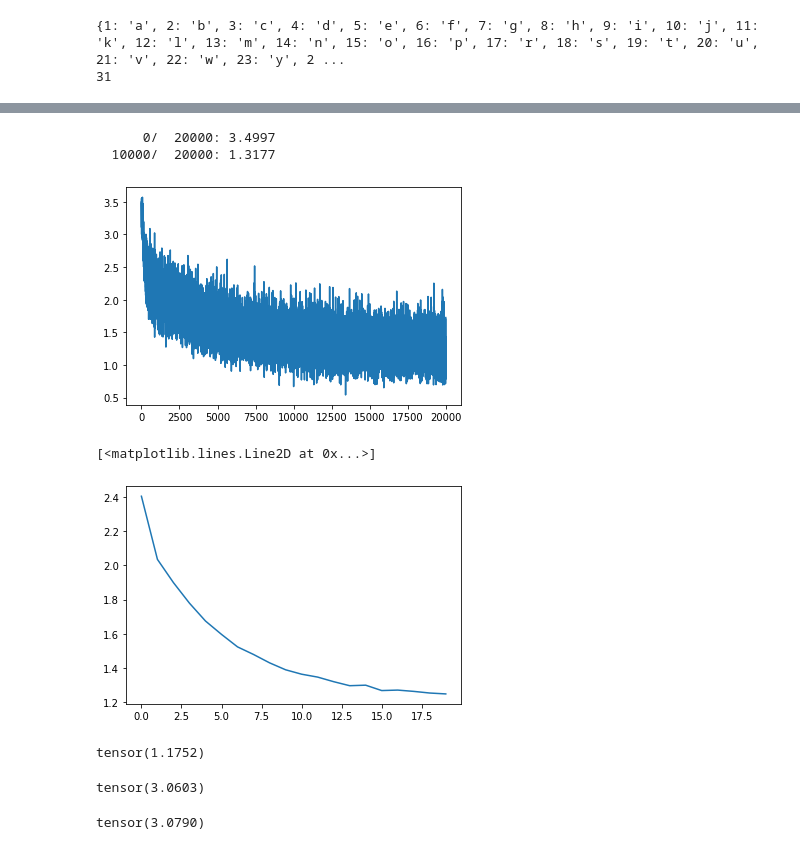
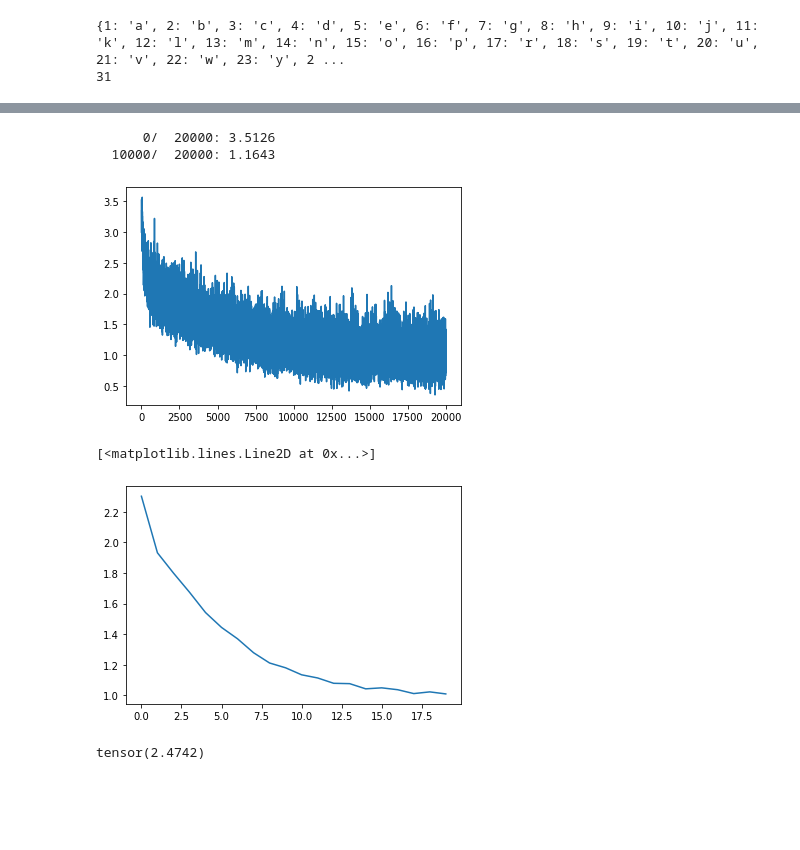
Before and after one commit to kkilian/wavenet, a Jupyter notebook: wave.ipynb, the cells around one changed output, grey strips where cells are left out. Cells and saved outputs as stored; diff of their text form; code cells hidden in the pictures; blank space fills up the shorter version.

Commit message:
block_size = 8

```diff
--- a/wave.ipynb
+++ b/wave.ipynb
@@ -26,7 +26,7 @@ print(vocab_size)
 31
 # %%
 # build the dataset
-block_size = 3
+block_size = 8
 
 def build_dataset(imiona):
   X, Y = [], []
@@ -131,5 +131,6 @@ class Sequential:
     for layer in self.layers:
       x = layer(x)
     self.out = x
+    return self.out
   def parameters(self):
     return [p for layer in self.layers for p in layer.parameters()]
@@ -145,51 +137,50 @@ tensor([[0.8537, 0.7880],
 # %%
+g = torch.Generator().manual_seed(43)
 dims = 10
 n_hidden = 200
 
-layers = [
+model = Sequential([
 Embedding(vocab_size, dims),
 Flatten(),
    Linear(     dims*block_size,n_hidden, bias = False), BatchNorm1d(n_hidden), Tanh(),
    Linear(           n_hidden, vocab_size)
- ]
+ ])
 with torch.no_grad():
-    layers[-1].weight *= 0.1
+    model.layers[-1].weight *= 0.1
 
-parameters =  [p for layer in layers for p in layer.parameters()]
+parameters = model.parameters()
 for p in parameters:
     p.requires_grad = True
 # %%
 steps = 20000
 batch_size = 32
 losses, accuracies = [], []
 
 for i in range(steps):
     ix = torch.randint(0, Xtr.shape[0], (batch_size,), generator = g)
     Xb, Yb = Xtr[ix], Ytr[ix]
 
     #forward
-    x = Xb
-    for layer in layers:
-        x = layer(x)
-    loss = F.cross_entropy(x, Yb)
+    logits = model(Xb)
+    loss = F.cross_entropy(logits, Yb)
     #backward
-    for layer in layers:
+    for layer in model.layers:
         layer.out.retain_grad()
     for p in parameters:
         p.grad = None
     loss.backward()
     # update
     lr = 0.1 if i < 150000 else 0.01
     for p in parameters:
         p.data += -lr * p.grad
     if i % 10000 == 0:
         print(f'{i:7d}/{steps:7d}: {loss.item():.4f}')
     losses.append(loss.item())
 plt.plot(np.arange(steps), losses);
 # %% [output]
-      0/  20000: 3.4997
-  10000/  20000: 1.3177
+      0/  20000: 3.5126
+  10000/  20000: 1.1643
-[figure, old version]
+[figure, new version]
 # %%
 losses = torch.tensor(losses)
 losses = losses.view(-1,1000).mean(1)
@@ -197,5 +188,5 @@ losses = losses.view(-1,1000).mean(1)
 plt.plot(losses)
 # %% [output]
 [<matplotlib.lines.Line2D at 0x...>]
-[figure, old version]
+[figure, new version]
 # %%
@@ -203,33 +194,12 @@ for layer in layers:
     layer.training = False
 # %%
 with torch.no_grad():
-    x = Xtr
-    for layer in layers:
-        x = layer(x)
-    loss = F.cross_entropy(x, Ytr)
+    x = Xte
+    logits = model(x)
+    loss = F.cross_entropy(logits, Yte)
     print(loss)
 # %% [output]
-tensor(1.1752)
+tensor(2.4742)
-# %%
-with torch.no_grad():
-    emb = C[Xdev]
-    x = emb.view(emb.shape[0], -1)
-    for layer in layers:
-        x = layer(x)
-    loss= F.cross_entropy(x, Ydev)
-    print(loss)
-# %% [output]
-tensor(3.0603)
-# %%
-with torch.no_grad():
-    emb = C[Xte]
-    x = emb.view(emb.shape[0], -1)
-    for layer in layers:
-        x = layer(x)
-    loss= F.cross_entropy(x, Yte)
-    print(loss)
-# %% [output]
-tensor(3.0790)
 # %%
 #sampling from model
 for i in range(20):
```
Also changed, not shown: parts of 5 cells of this notebook.
